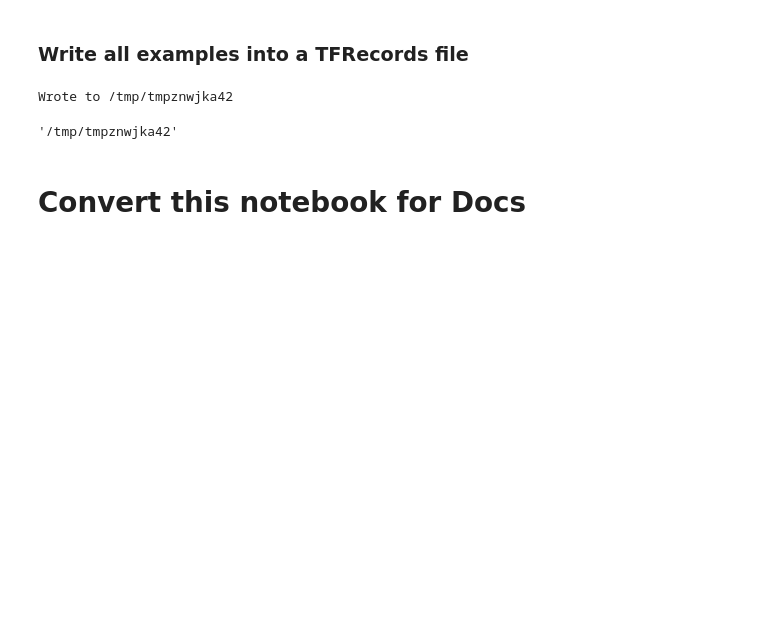
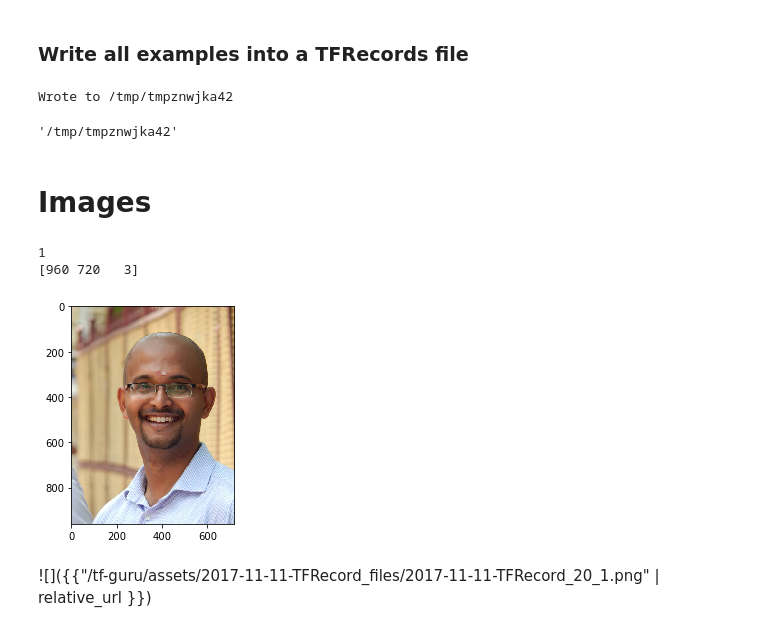
Before and after one commit to dhiraa/tf-guru, a Jupyter notebook: dataset/2017-11-11-TFRecord.ipynb, the cells around one changed output. Cells and saved outputs as stored; diff of their text form; code cells hidden in the pictures; blank space fills up the shorter version.

Commit message:
tfRecord image read/write example

```diff
--- a/dataset/2017-11-11-TFRecord.ipynb
+++ b/dataset/2017-11-11-TFRecord.ipynb
@@ -137,5 +139,5 @@ context_parsed, sequence_parsed = tf.parse_single_sequence_example(
 # %%
 sess.run(context_parsed)
 sess.run(sequence_parsed)
-# %% [markdown]
-# Convert this notebook for Docs
+# %% [markdown]
+# Images
@@ -142 +221,14 @@ sess.run(sequence_parsed)
+# %%
+# assume the image has the label Chihuahua, which corresponds to class number 1
+label = 1
+image_file = IMAGE_PATH + 'mageswaran.jpg'
+tfrecord_file = IMAGE_PATH + 'friday.tfrecord'
+write_tfrecord(label, image_file, tfrecord_file)
+read_tfrecord(tfrecord_file)
+# %% [output]
+1
+[960 720   3]
+[figure, added]
+# %% [markdown]
+![]({{"/tf-guru/assets/2017-11-11-TFRecord_files/2017-11-11-TFRecord_20_1.png" | relative_url }})
 # %%
```
Also changed, not shown: parts of 5 cells of this notebook, 8 other files.
